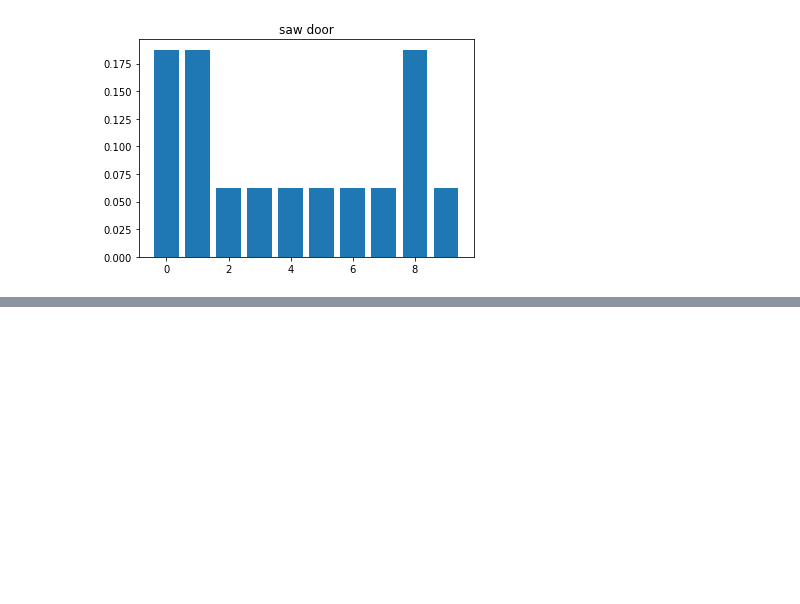
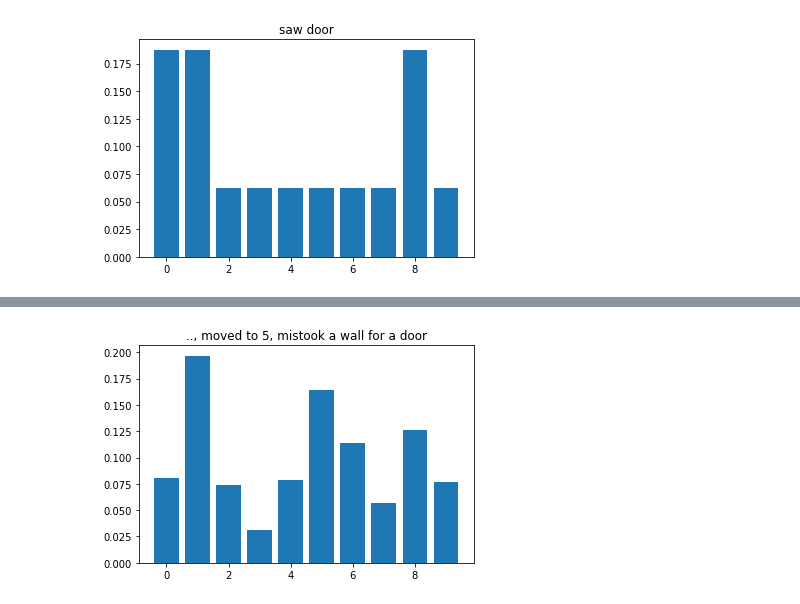
Before and after one commit to ctarrington/data-science-hw, a Jupyter notebook: kalman-filters/rlabbe/rlabbe_02_discrete_bayes.ipynb, the cells around one changed output, grey strips where cells are left out. Drawn from its saved outputs; the diff is of its cells as text; code cells hidden in the pictures; blank space fills up the shorter version.

```diff
--- a/kalman-filters/rlabbe/rlabbe_02_discrete_bayes.ipynb
+++ b/kalman-filters/rlabbe/rlabbe_02_discrete_bayes.ipynb
@@ -71,0 +78,6 @@ plot_discrete_distribution(posterior, 'saw door, moved, saw door, moved, saw wal
+# %%
+moved = move_discrete(posterior, 1, move_uncertainty_kernel)
+posterior = normalize_discrete(likelihood_saw_door*moved)
+plot_discrete_distribution(posterior, '.., moved to 5, mistook a wall for a door')
+# %% [output]
+[figure, added]
```
Also changed, not shown: parts of 14 cells of this notebook.
